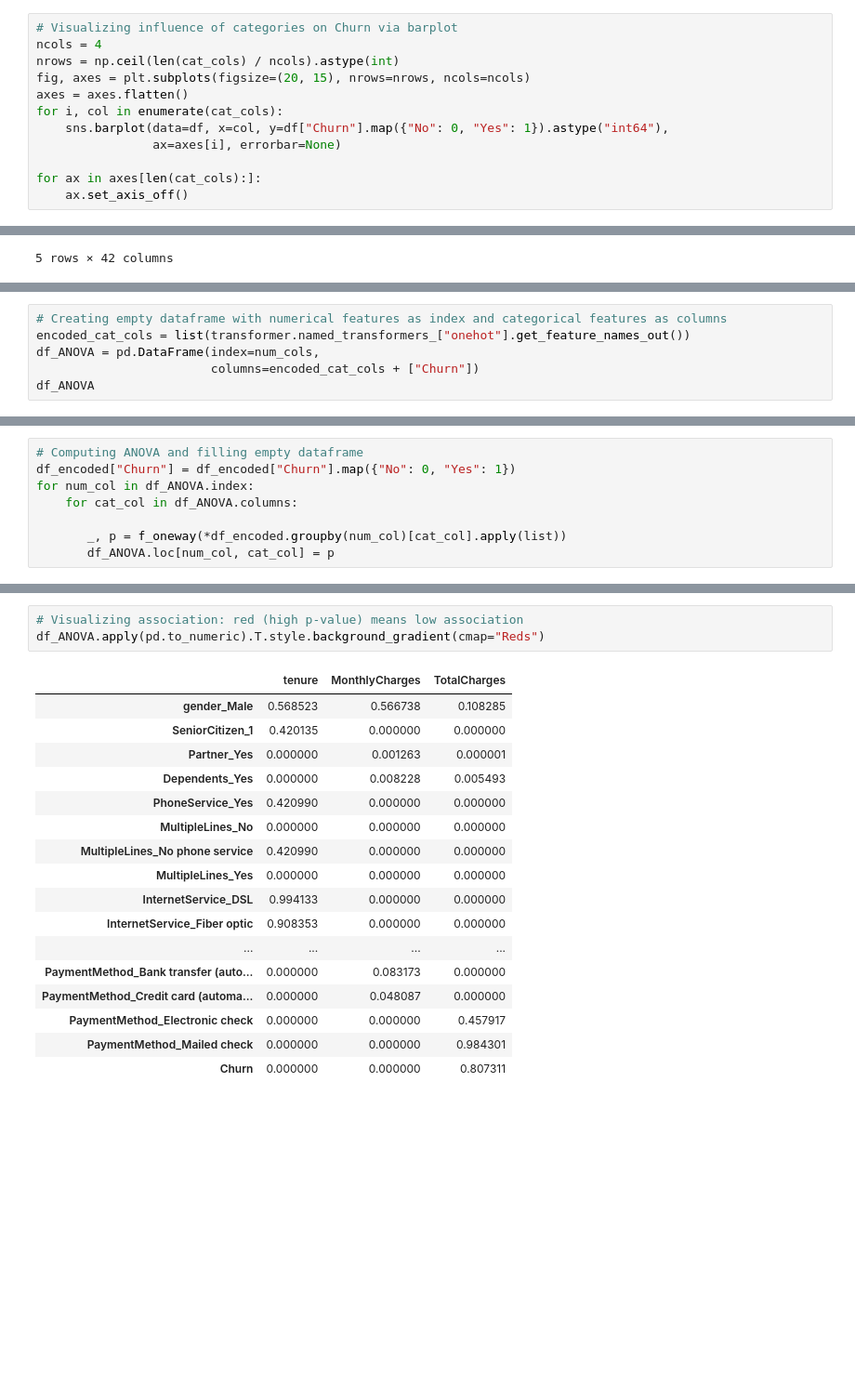
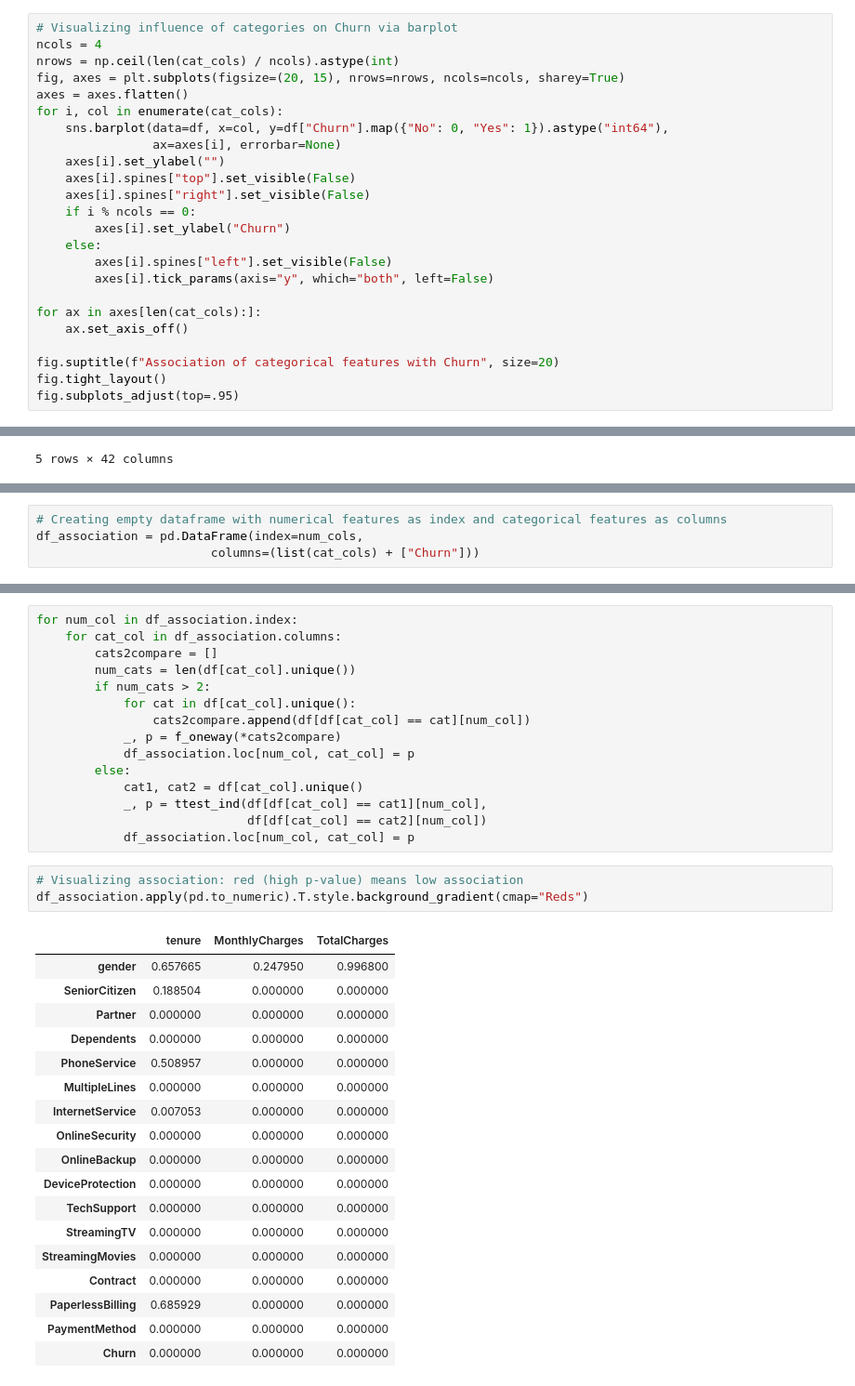
Before and after one commit to guipradow/churn_prediction, a Jupyter notebook: churn_prediction.ipynb, the cells around one changed output, grey strips where cells are left out. Shown at 93% size. Drawn from its saved outputs; the diff is of its cells as text; blank space fills up the shorter version.

```diff
--- a/churn_prediction.ipynb
+++ b/churn_prediction.ipynb
@@ -160,12 +160,24 @@ Cramers'V and Theils'U are computed via dython library>
 # Visualizing influence of categories on Churn via barplot
 ncols = 4
 nrows = np.ceil(len(cat_cols) / ncols).astype(int)
-fig, axes = plt.subplots(figsize=(20, 15), nrows=nrows, ncols=ncols)
+fig, axes = plt.subplots(figsize=(20, 15), nrows=nrows, ncols=ncols, sharey=True)
 axes = axes.flatten()
 for i, col in enumerate(cat_cols):
     sns.barplot(data=df, x=col, y=df["Churn"].map({"No": 0, "Yes": 1}).astype("int64"),
                 ax=axes[i], errorbar=None)
+    axes[i].set_ylabel("")
+    axes[i].spines["top"].set_visible(False)
+    axes[i].spines["right"].set_visible(False)
+    if i % ncols == 0:
+        axes[i].set_ylabel("Churn")
+    else:
+        axes[i].spines["left"].set_visible(False)
+        axes[i].tick_params(axis="y", which="both", left=False)
 
 for ax in axes[len(cat_cols):]:
     ax.set_axis_off()
+
+fig.suptitle(f"Association of categorical features with Churn", size=20)
+fig.tight_layout()
+fig.subplots_adjust(top=.95)
 # %% [output]
@@ -257,6 +304,4 @@ df_encoded.head()
 # %%
 # Creating empty dataframe with numerical features as index and categorical features as columns
-encoded_cat_cols = list(transformer.named_transformers_["onehot"].get_feature_names_out())
-df_ANOVA = pd.DataFrame(index=num_cols,
-                        columns=encoded_cat_cols + ["Churn"])
-df_ANOVA
+df_association = pd.DataFrame(index=num_cols,
+                        columns=(list(cat_cols) + ["Churn"]))
@@ -269,8 +307,0 @@ df_ANOVA
-# %%
-# Computing ANOVA and filling empty dataframe
-df_encoded["Churn"] = df_encoded["Churn"].map({"No": 0, "Yes": 1})
-for num_col in df_ANOVA.index:
-    for cat_col in df_ANOVA.columns:
-
-       _, p = f_oneway(*df_encoded.groupby(num_col)[cat_col].apply(list))
-       df_ANOVA.loc[num_col, cat_col] = p
@@ -277,21 +318,37 @@ for num_col in df_ANOVA.index:
+# %%
+for num_col in df_association.index:
+    for cat_col in df_association.columns:
+        cats2compare = []
+        num_cats = len(df[cat_col].unique())
+        if num_cats > 2:
+            for cat in df[cat_col].unique():
+                cats2compare.append(df[df[cat_col] == cat][num_col])
+            _, p = f_oneway(*cats2compare)
+            df_association.loc[num_col, cat_col] = p
+        else:
+            cat1, cat2 = df[cat_col].unique()
+            _, p = ttest_ind(df[df[cat_col] == cat1][num_col],
+                             df[df[cat_col] == cat2][num_col])
+            df_association.loc[num_col, cat_col] = p
 # %%
 # Visualizing association: red (high p-value) means low association
-df_ANOVA.apply(pd.to_numeric).T.style.background_gradient(cmap="Reds")
+df_association.apply(pd.to_numeric).T.style.background_gradient(cmap="Reds")
 # %% [output]
 |  | tenure | MonthlyCharges | TotalCharges |
-| gender_Male | 0.568523 | 0.566738 | 0.108285 |
-| SeniorCitizen_1 | 0.420135 | 0.000000 | 0.000000 |
-| Partner_Yes | 0.000000 | 0.001263 | 0.000001 |
-| Dependents_Yes | 0.000000 | 0.008228 | 0.005493 |
-| PhoneService_Yes | 0.420990 | 0.000000 | 0.000000 |
-| MultipleLines_No | 0.000000 | 0.000000 | 0.000000 |
-| MultipleLines_No phone service | 0.420990 | 0.000000 | 0.000000 |
-| MultipleLines_Yes | 0.000000 | 0.000000 | 0.000000 |
-| InternetService_DSL | 0.994133 | 0.000000 | 0.000000 |
-| InternetService_Fiber optic | 0.908353 | 0.000000 | 0.000000 |
-| ... | ... | ... | ... |
-| PaymentMethod_Bank transfer (auto... | 0.000000 | 0.083173 | 0.000000 |
-| PaymentMethod_Credit card (automa... | 0.000000 | 0.048087 | 0.000000 |
-| PaymentMethod_Electronic check | 0.000000 | 0.000000 | 0.457917 |
-| PaymentMethod_Mailed check | 0.000000 | 0.000000 | 0.984301 |
-| Churn | 0.000000 | 0.000000 | 0.807311 |
+| gender | 0.657665 | 0.247950 | 0.996800 |
+| SeniorCitizen | 0.188504 | 0.000000 | 0.000000 |
+| Partner | 0.000000 | 0.000000 | 0.000000 |
+| Dependents | 0.000000 | 0.000000 | 0.000000 |
+| PhoneService | 0.508957 | 0.000000 | 0.000000 |
+| MultipleLines | 0.000000 | 0.000000 | 0.000000 |
+| InternetService | 0.007053 | 0.000000 | 0.000000 |
+| OnlineSecurity | 0.000000 | 0.000000 | 0.000000 |
+| OnlineBackup | 0.000000 | 0.000000 | 0.000000 |
+| DeviceProtection | 0.000000 | 0.000000 | 0.000000 |
+| TechSupport | 0.000000 | 0.000000 | 0.000000 |
+| StreamingTV | 0.000000 | 0.000000 | 0.000000 |
+| StreamingMovies | 0.000000 | 0.000000 | 0.000000 |
+| Contract | 0.000000 | 0.000000 | 0.000000 |
+| PaperlessBilling | 0.685929 | 0.000000 | 0.000000 |
+| PaymentMethod | 0.000000 | 0.000000 | 0.000000 |
+| Churn | 0.000000 | 0.000000 | 0.000000 |
```
Also changed, not shown: parts of 14 cells of this notebook.
